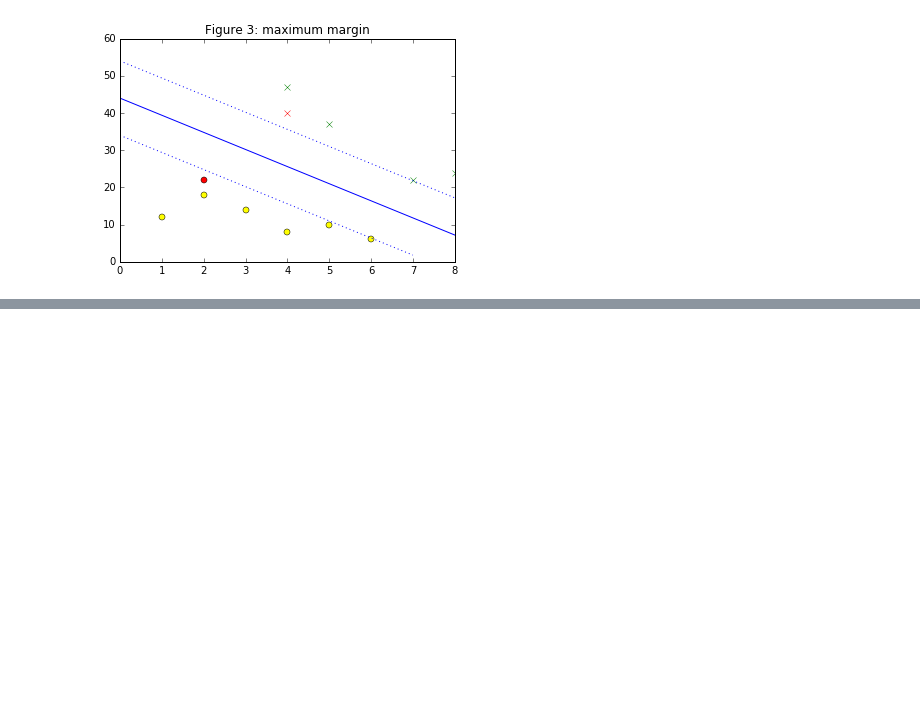
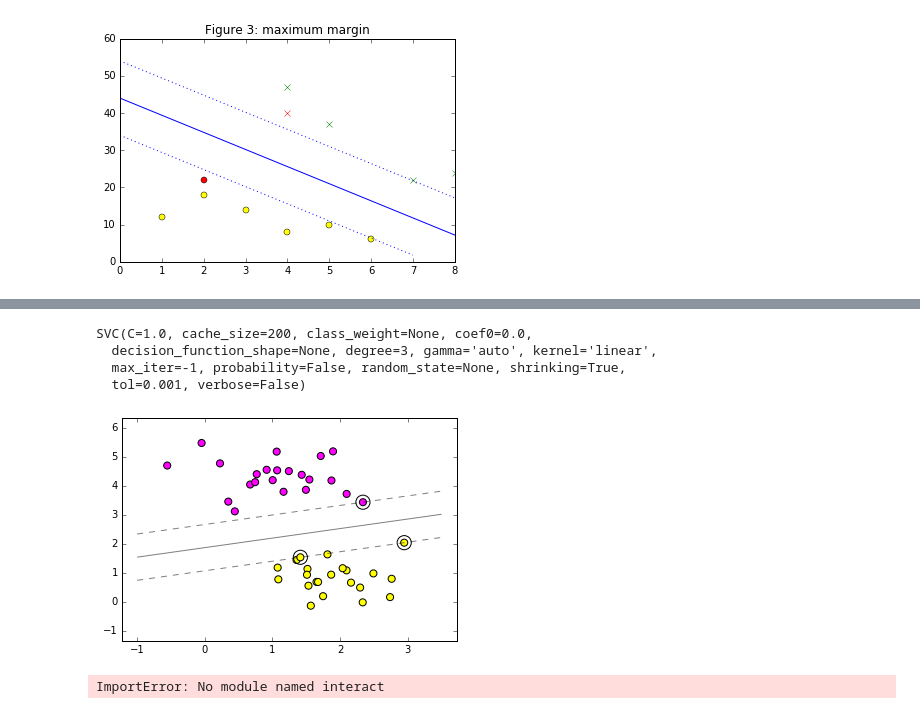
Before and after one commit to muatik/machine-learning-examples, a Jupyter notebook: SVM.ipynb, the cells around one changed output, grey strips where cells are left out. Cells and saved outputs as stored; diff of their text form; code cells hidden in the pictures; blank space fills up the shorter version.

```diff
--- a/SVM.ipynb
+++ b/SVM.ipynb
@@ -58,0 +83,53 @@ plt.title("Figure 3: maximum margin")
+# %%
+from sklearn.svm import SVC
+clf = SVC(kernel="linear")
+clf.fit(X, y)
+# %% [output]
+SVC(C=1.0, cache_size=200, class_weight=None, coef0=0.0,
+  decision_function_shape=None, degree=3, gamma='auto', kernel='linear',
+  max_iter=-1, probability=False, random_state=None, shrinking=True,
+  tol=0.001, verbose=False)
+# %%
+def plot_svc_decision_function(clf, ax=None):
+    """Plot the decision function for a 2D SVC"""
+    if ax is None:
+        ax = plt.gca()
+    x = np.linspace(plt.xlim()[0], plt.xlim()[1], 30)
+    y = np.linspace(plt.ylim()[0], plt.ylim()[1], 30)
+    Y, X = np.meshgrid(y, x)
+    P = np.zeros_like(X)
+    for i, xi in enumerate(x):
+        for j, yj in enumerate(y):
+            P[i, j] = clf.decision_function([xi, yj])
+            #print clf.decision_function([xi, yj])
+    # plot the margins
+    ax.contour(X, Y, P, colors='k',
+               levels=[-1, 0, 1], alpha=0.5,
+               linestyles=['--', '-', '--'])
+# %%
+plt.scatter(X[:, 0], X[:, 1], c=y, s=50, cmap='spring')
+plot_svc_decision_function(clf)
+plt.scatter(clf.support_vectors_[:, 0], clf.support_vectors_[:, 1],
+            s=200, facecolors='none');
+# %% [output]
+[figure, added]
+# %%
+
+from IPython.html.utils import
+def plot_svm(N=100):
+    X, y = make_blobs(n_samples=200, centers=2,
+                      random_state=0, cluster_std=0.60)
+    X = X[:N]
+    y = y[:N]
+    clf = SVC(kernel='linear')
+    clf.fit(X, y)
+    plt.scatter(X[:, 0], X[:, 1], c=y, s=50, cmap='spring')
+    plt.xlim(-1, 4)
+    plt.ylim(-1, 6)
+    plot_svc_decision_function(clf, plt.gca())
+    plt.scatter(clf.support_vectors_[:, 0], clf.support_vectors_[:, 1],
+                s=200, facecolors='none')
+
+interact(plot_svm, N=[10, 200], kernel='linear');
+# %% [output]
+ImportError: No module named interact
```
Also changed, not shown: parts of 13 cells of this notebook, 4 other files.
